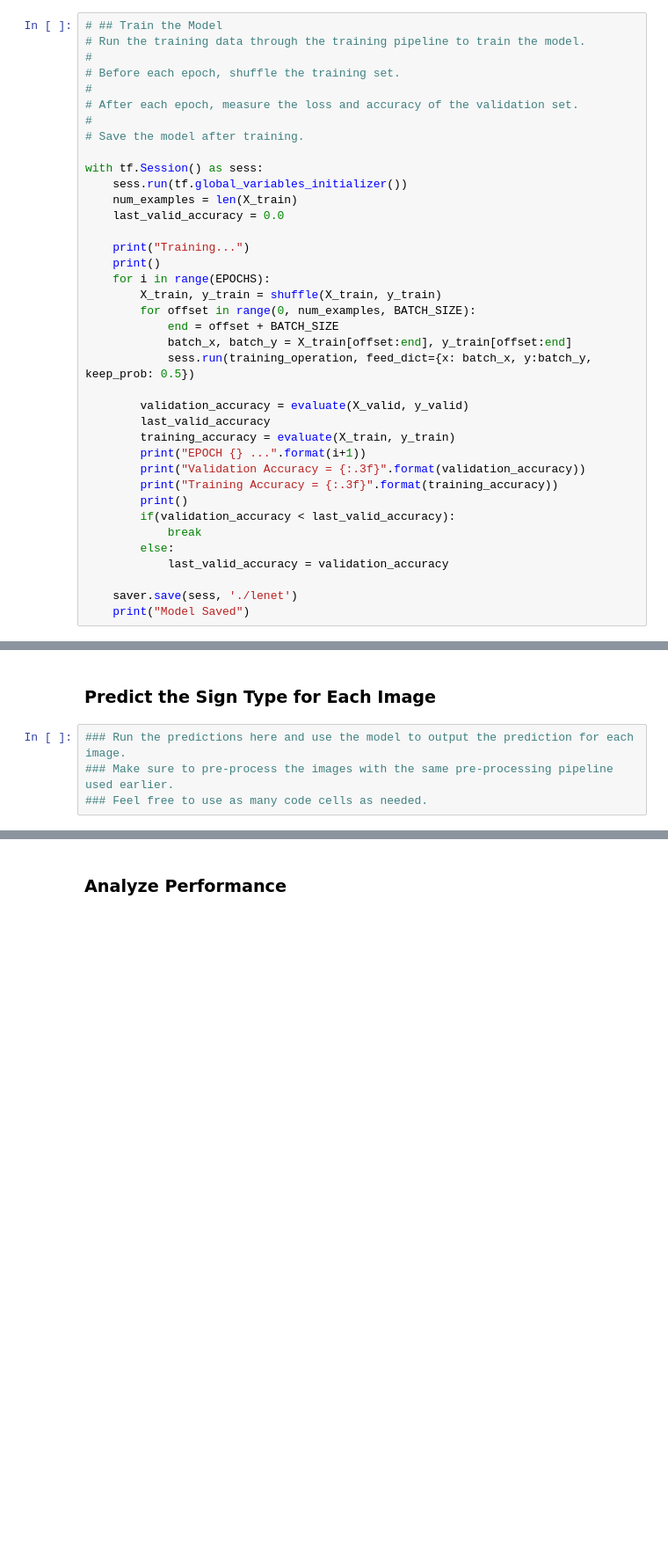
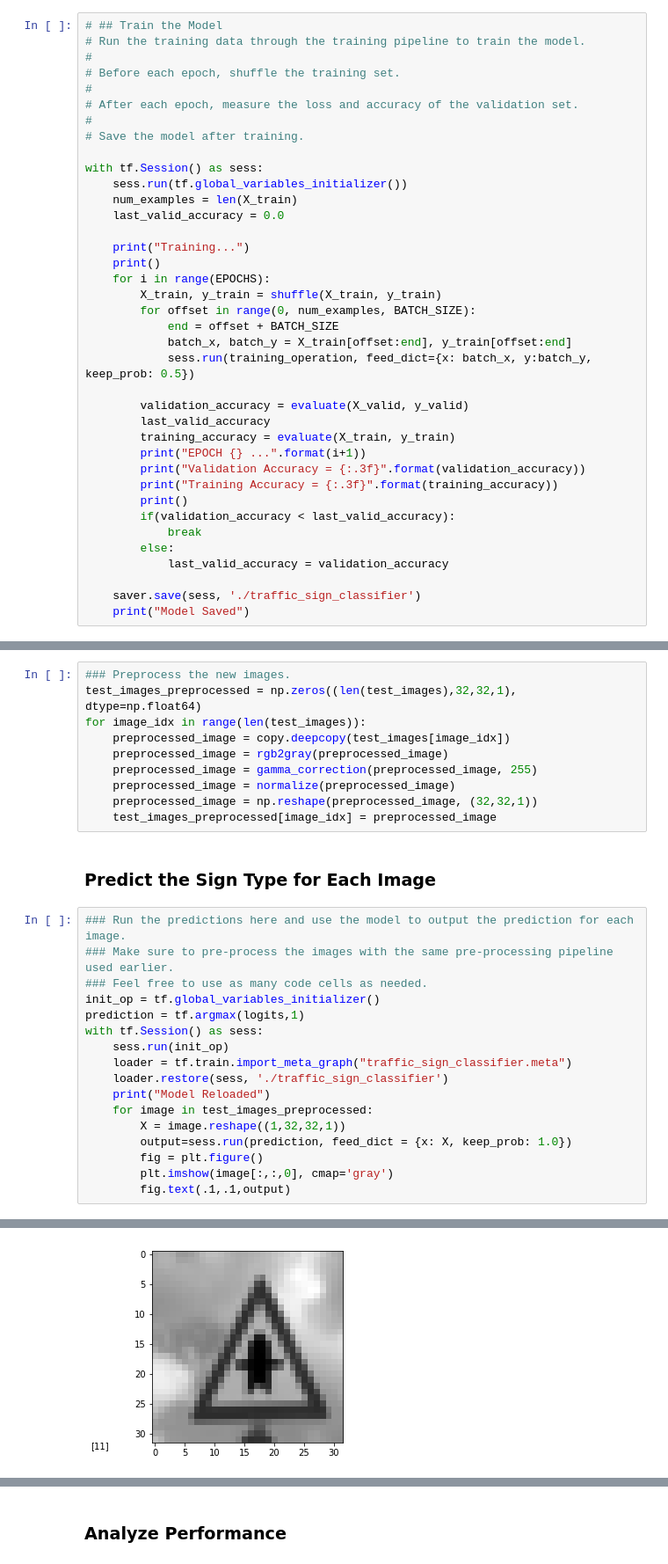
Before and after one commit to pmelick/CarND-Traffic-Sign-Classifier-Project, a Jupyter notebook: Traffic_Sign_Classifier.ipynb, the cells around one changed output, grey strips where cells are left out. Shown at 88% size. Cells and saved outputs as stored; diff of their text form; blank space fills up the shorter version.

```diff
--- a/Traffic_Sign_Classifier.ipynb
+++ b/Traffic_Sign_Classifier.ipynb
@@ -459,7 +458,7 @@ with tf.Session() as sess:
         else:
             last_valid_accuracy = validation_accuracy
 
-    saver.save(sess, './lenet')
+    saver.save(sess, './traffic_sign_classifier')
     print("Model Saved")
 # %% [output]
 Training...
@@ -495,6 +510,30 @@ You may find `signnames.csv` useful as it contains mappings from the class id (i
+# %%
+### Preprocess the new images.
+test_images_preprocessed = np.zeros((len(test_images),32,32,1), dtype=np.float64)
+for image_idx in range(len(test_images)):
+    preprocessed_image = copy.deepcopy(test_images[image_idx])
+    preprocessed_image = rgb2gray(preprocessed_image)
+    preprocessed_image = gamma_correction(preprocessed_image, 255)
+    preprocessed_image = normalize(preprocessed_image)
+    preprocessed_image = np.reshape(preprocessed_image, (32,32,1))
+    test_images_preprocessed[image_idx] = preprocessed_image
 # %% [markdown]
 ### Predict the Sign Type for Each Image
 # %%
 ### Run the predictions here and use the model to output the prediction for each image.
 ### Make sure to pre-process the images with the same pre-processing pipeline used earlier.
 ### Feel free to use as many code cells as needed.
+init_op = tf.global_variables_initializer()
+prediction = tf.argmax(logits,1)
+with tf.Session() as sess:
+    sess.run(init_op)
+    loader = tf.train.import_meta_graph("traffic_sign_classifier.meta")
+    loader.restore(sess, './traffic_sign_classifier')
+    print("Model Reloaded")
+    for image in test_images_preprocessed:
+        X = image.reshape((1,32,32,1))
+        output=sess.run(prediction, feed_dict = {x: X, keep_prob: 1.0})
+        fig = plt.figure()
+        plt.imshow(image[:,:,0], cmap='gray')
+        fig.text(.1,.1,output)
+# %% [output]
@@ -500,0 +541 @@ You may find `signnames.csv` useful as it contains mappings from the class id (i
+[figure, added]
```
Also changed, not shown: parts of 9 cells of this notebook.
